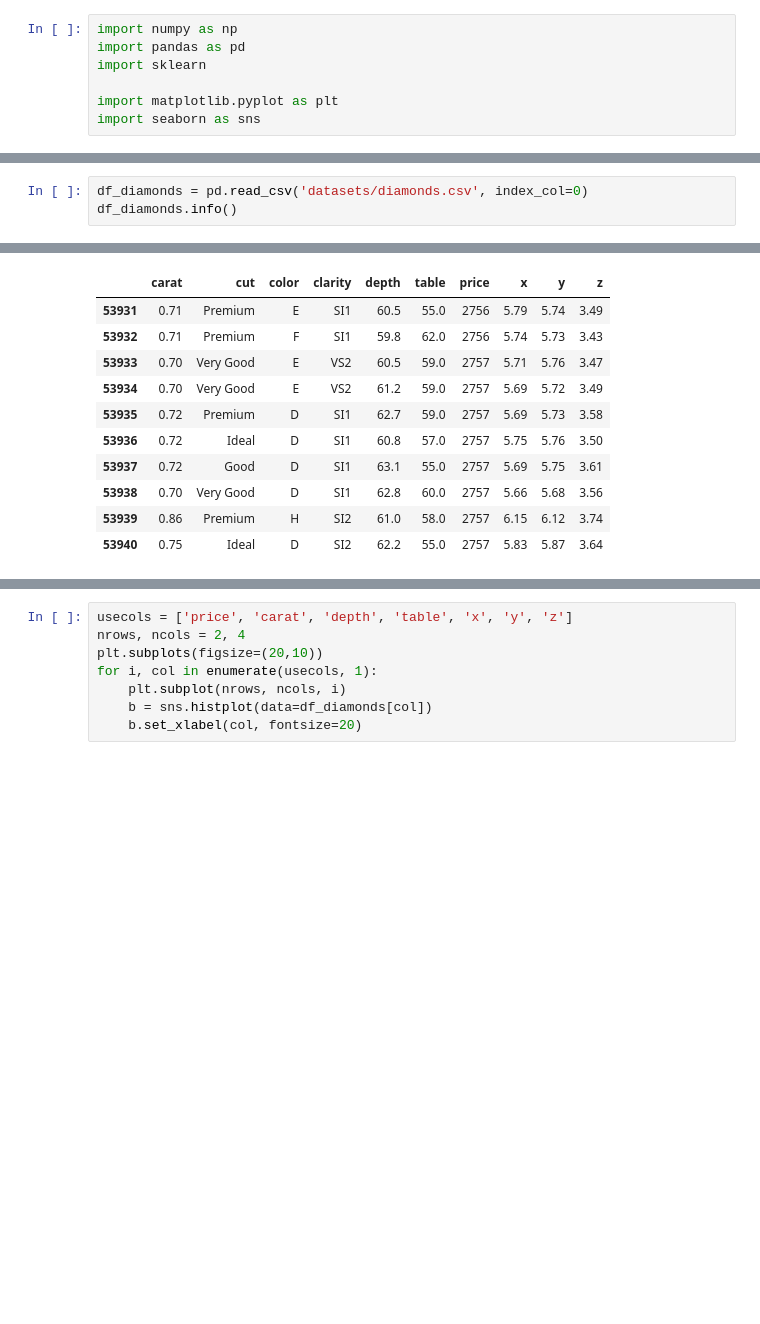
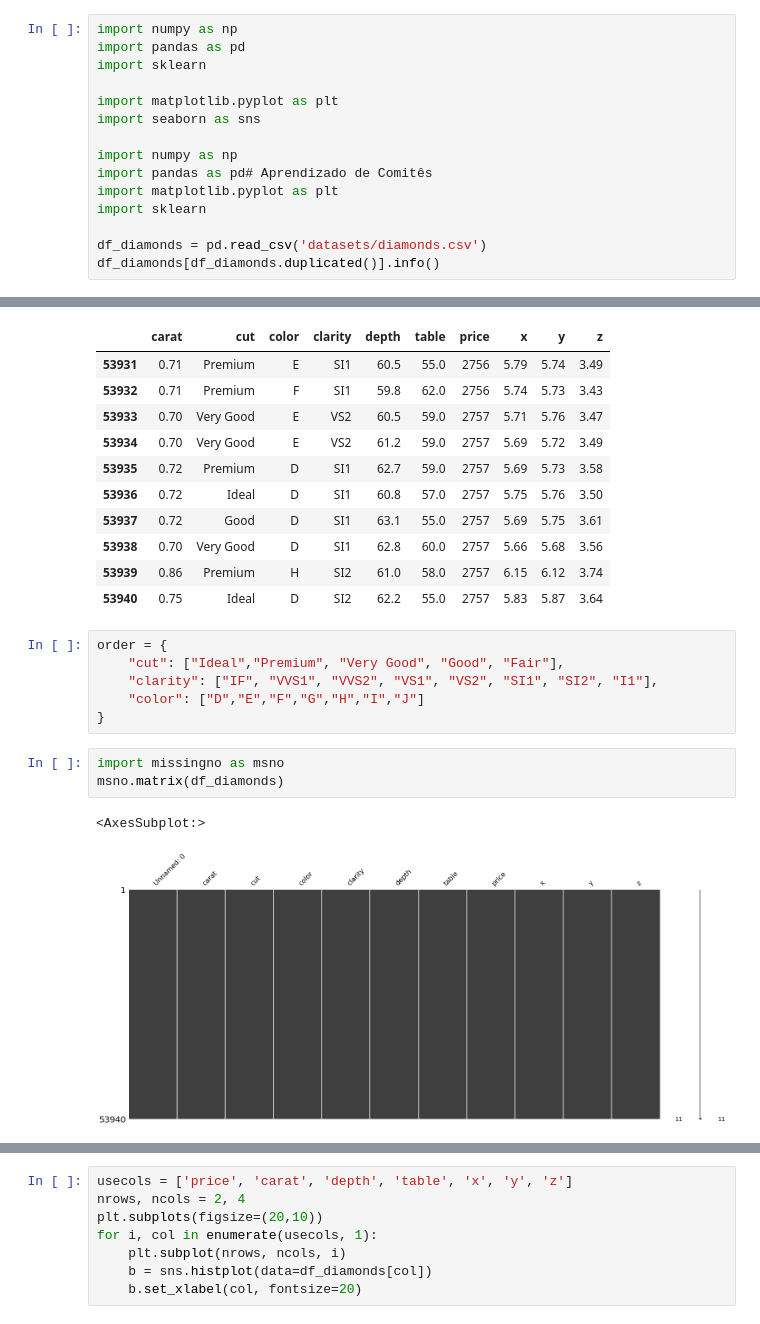
Before and after one commit to Diego07101985/mineracao-dados, a Jupyter notebook: exploratory_analysis.ipynb, the cells around one changed output, grey strips where cells are left out. Drawn from its saved outputs; the diff is of its cells as text; blank space fills up the shorter version.

```diff
--- a/exploratory_analysis.ipynb
+++ b/exploratory_analysis.ipynb
@@ -7,3 +7,11 @@ import sklearn
 
 import matplotlib.pyplot as plt
 import seaborn as sns
+
+import numpy as np
+import pandas as pd# Aprendizado de Comitês
+import matplotlib.pyplot as plt
+import sklearn
+
+df_diamonds = pd.read_csv('datasets/diamonds.csv')
+df_diamonds[df_diamonds.duplicated()].info()
@@ -16,3 +36,0 @@ order = {
-# %%
-df_diamonds = pd.read_csv('datasets/diamonds.csv', index_col=0)
-df_diamonds.info()
@@ -98,3 +98,15 @@ df_diamonds.tail(10)
 | 53938 | 0.70 | Very Good | D | SI1 | 62.8 | 60.0 | 2757 | 5.66 | 5.68 | 3.56 |
 | 53939 | 0.86 | Premium | H | SI2 | 61.0 | 58.0 | 2757 | 6.15 | 6.12 | 3.74 |
 | 53940 | 0.75 | Ideal | D | SI2 | 62.2 | 55.0 | 2757 | 5.83 | 5.87 | 3.64 |
+# %%
+order = {
+    "cut": ["Ideal","Premium", "Very Good", "Good", "Fair"],
+    "clarity": ["IF", "VVS1", "VVS2", "VS1", "VS2", "SI1", "SI2", "I1"],
+    "color": ["D","E","F","G","H","I","J"]
+}
+# %%
+import missingno as msno
+msno.matrix(df_diamonds)
+# %% [output]
+<AxesSubplot:>
+[figure, added]
```
Also changed, not shown: parts of 13 cells of this notebook, 10 other files.
